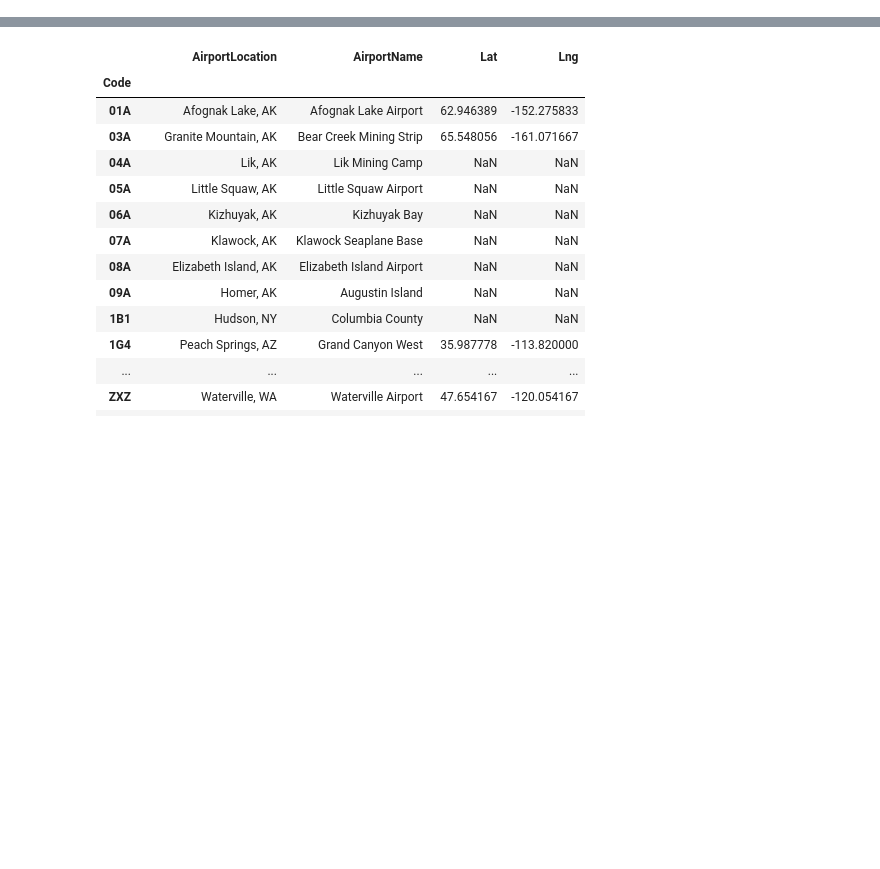
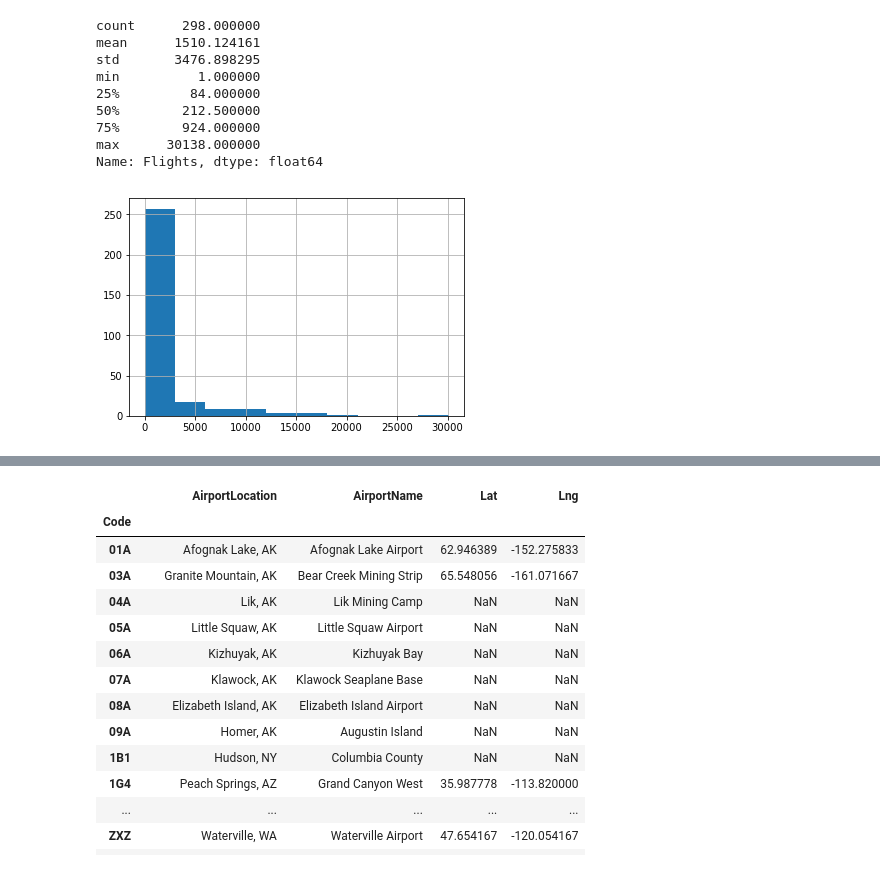
Before and after one commit to sourabhlal/FlightDelaysViz, a Jupyter notebook: FlightDelays.ipynb, the cells around one changed output, grey strips where cells are left out. Cells and saved outputs as stored; diff of their text form; code cells hidden in the pictures; blank space fills up the shorter version.

```diff
--- a/FlightDelays.ipynb
+++ b/FlightDelays.ipynb
@@ -78,0 +82,14 @@ airports_delay
+# %%
+airports_delay.Flights.hist()
+airports_delay.Flights.describe()
+# %% [output]
+count      298.000000
+mean      1510.124161
+std       3476.898295
+min          1.000000
+25%         84.000000
+50%        212.500000
+75%        924.000000
+max      30138.000000
+Name: Flights, dtype: float64
+[figure, added]
```
Also changed, not shown: parts of 4 cells of this notebook, 7 other files.
